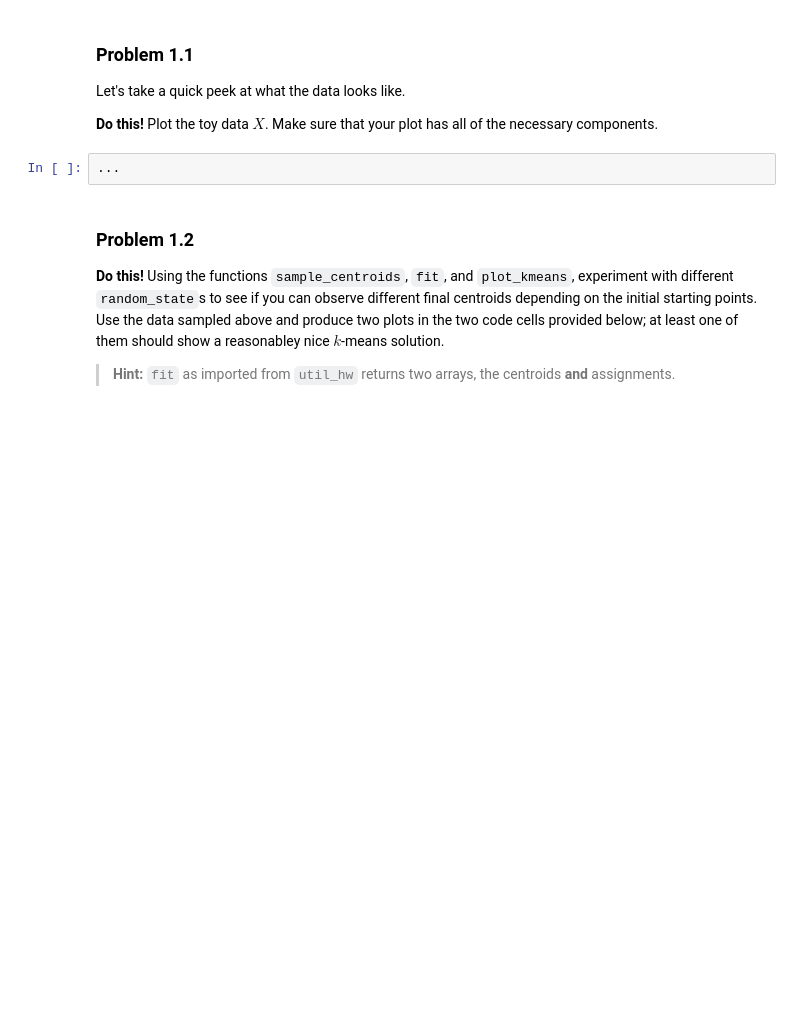
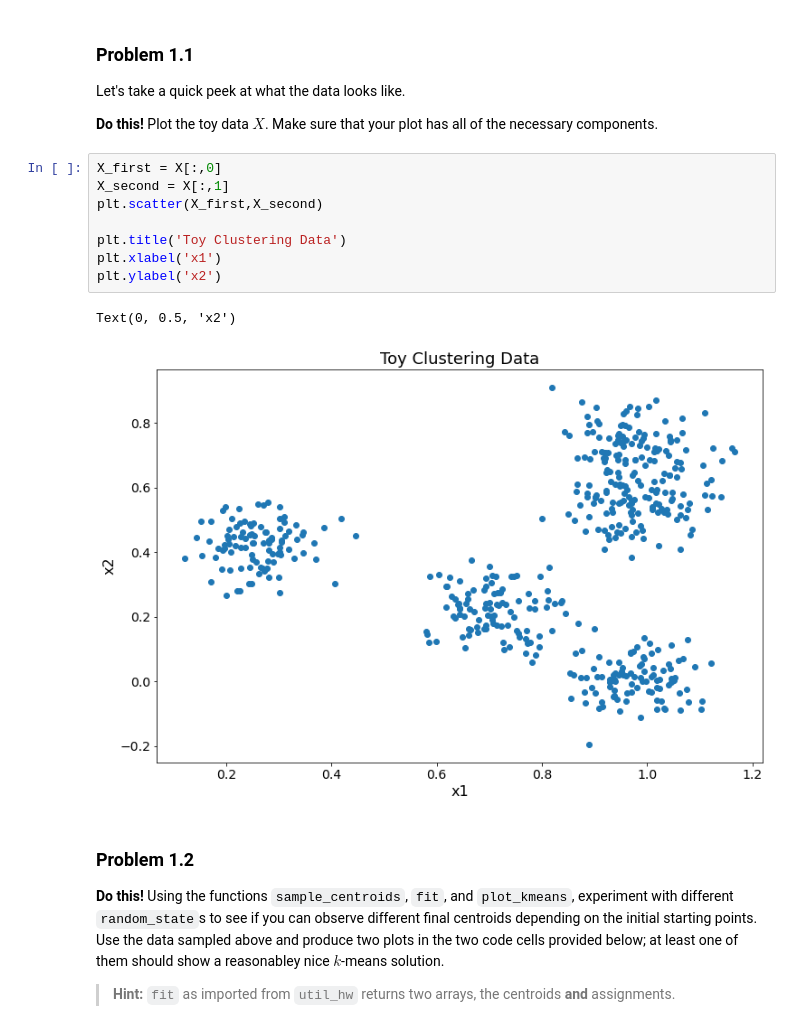
Before and after one commit to asalpert/k-Means-with-graphs, a Jupyter notebook: hw7.ipynb, the cells around one changed output. Drawn from its saved outputs; the diff is of its cells as text; blank space fills up the shorter version.

```diff
--- a/hw7.ipynb
+++ b/hw7.ipynb
@@ -48,8 +48,17 @@ X, _ = load_toy(500, 5, width=0.07, random_state=4)
 Let's take a quick peek at what the data looks like.
 
 **Do this!** Plot the toy data $X$. Make sure that your plot has all of the necessary components.
-# %%
-...
+# %%
+X_first = X[:,0]
+X_second = X[:,1]
+plt.scatter(X_first,X_second)
+
+plt.title('Toy Clustering Data')
+plt.xlabel('x1')
+plt.ylabel('x2')
+# %% [output]
+Text(0, 0.5, 'x2')
+[figure, added]
 # %% [markdown]
 <!-- END QUESTION -->
 
```
Also changed, not shown: parts of 54 cells of this notebook.
